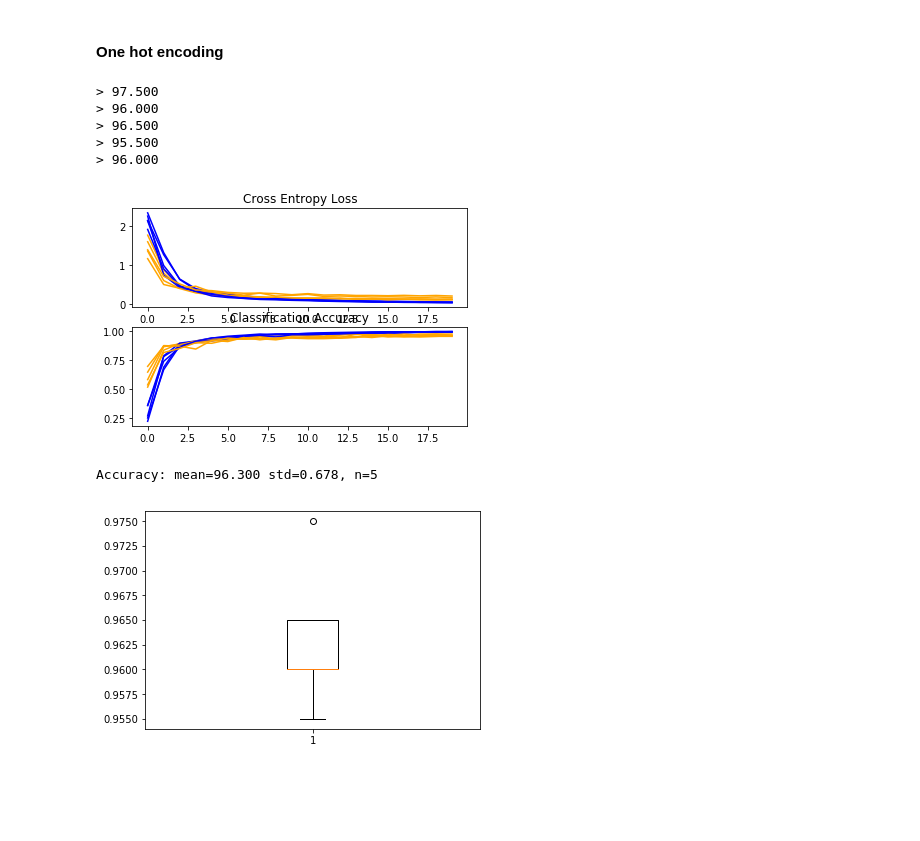
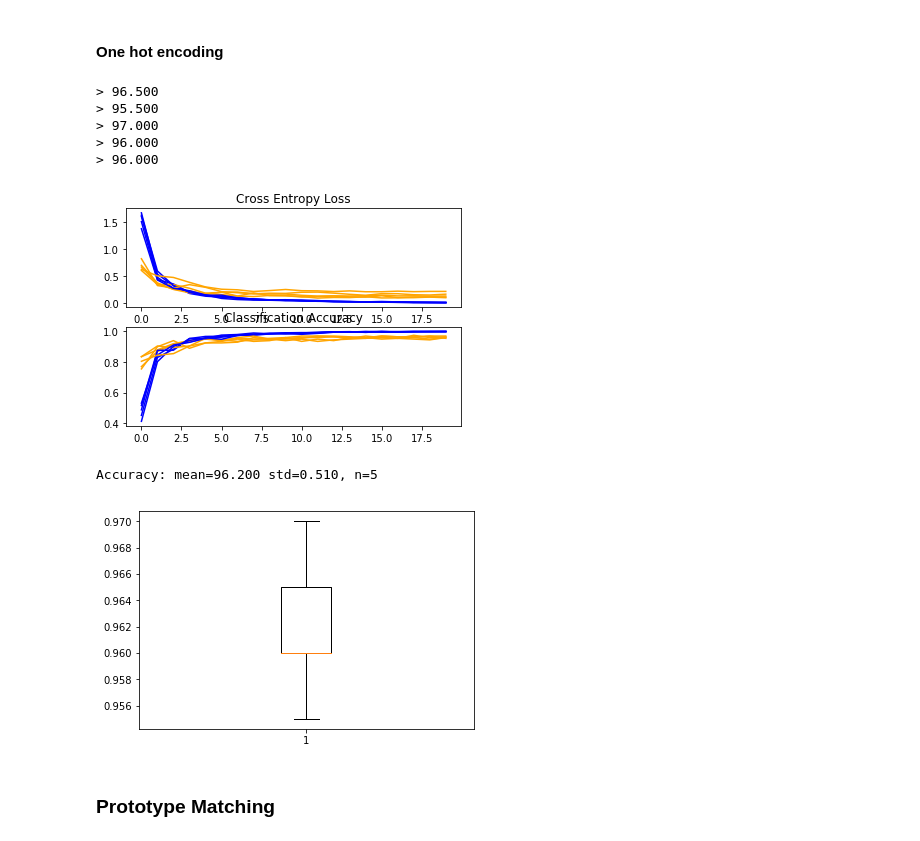
Before and after one commit to maxvij/DigitRecognitionML, a Jupyter notebook: ML.ipynb, the cells around one changed output. Saved outputs shown, nothing was run; the diff lists cells and outputs as text; code cells hidden in the pictures; blank space fills up the shorter version.

Commit message:
Add files via upload
including prototype matching and CNN

```diff
--- a/ML.ipynb
+++ b/ML.ipynb
@@ -66,7 +66,7 @@ def chunks(lst, n):
 digit = {}
 i = 0
 while i < 10:
-    n = i * 200
+    n = i * 200 + 100
     digit[i] = list(chunks(x[n], 15))
     i += 1
 #x0 = list(chunks(x[0], 15))
@@ -96,0 +99,23 @@ test_y = np.repeat(digits, 100, axis=0)
+# %%
+#print(sum(train_x[0]) / len(train_x[0]))
+
+zero = train_x[0:100]
+averages = []
+k = 0
+while k < 10:
+    start = k * 100
+    digit = train_x[start:start+100]
+    average = []
+    j = 0
+    while j < 240:
+        samedigit = []
+        i = 0
+        while i < 100:
+            samedigit.append(digit[i][j])
+            i += 1
+        average.append(sum(samedigit)/len(samedigit))
+        j += 1
+    averages.append(average)
+    k += 1
+
+print(averages[9])
@@ -96,0 +124,13 @@ test_y = np.repeat(digits, 100, axis=0)
+# %%
+digit = {}
+i = 0
+while i < 10:
+    digit[i] = list(chunks(averages[i], 15))
+    i += 1
+
+i = 0
+while i < 10:
+    plt.imshow(digit[i], cmap='gray', vmin=0, vmax=1)
+    plt.axis('off')
+    plt.show()
+    i += 1
@@ -257,7 +308,7 @@ def evaluate_model(dataX, dataY, n_folds=5):
         # select rows for train and test
         trainX, trainY, testX, testY = dataX[train_ix], dataY[train_ix], dataX[test_ix], dataY[test_ix]
         # fit model
-        history = model.fit(trainX, trainY, epochs=20, batch_size=100, validation_data=(testX, testY), verbose=0)
+        history = model.fit(trainX, trainY, epochs=20, batch_size=50, validation_data=(testX, testY), verbose=0)
         # evaluate model
         _, acc = model.evaluate(testX, testY, verbose=0)
         print('> %.3f' % (acc * 100.0))
@@ -281,35 +332,37 @@ def summarize_diagnostics(histories):
         pyplot.plot(histories[i].history['val_accuracy'], color='orange', label='test')
     pyplot.show()
 
 # summarize model performance
 def summarize_performance(scores):
     # print summary
     print('Accuracy: mean=%.3f std=%.3f, n=%d' % (mean(scores)*100, std(scores)*100, len(scores)))
     # box and whisker plots of results
     pyplot.boxplot(scores)
     pyplot.show()
 
 # run the test harness for evaluating a model
 def run_test_harness():
     # load dataset
     trainX, trainY, testX, testY = load_dataset()
     # prepare pixel data
     trainX, testX = prep_pixels(trainX, testX)
     # evaluate model
     scores, histories = evaluate_model(trainX, trainY)
     # learning curves
     summarize_diagnostics(histories)
     # summarize estimated performance
     summarize_performance(scores)
 
 # entry point, run the test harness
 run_test_harness()
 # %% [output]
-> 97.500
-> 96.000
 > 96.500
 > 95.500
+> 97.000
 > 96.000
+> 96.000
-[figure, old version]
+[figure, new version]
-Accuracy: mean=96.300 std=0.678, n=5
+Accuracy: mean=96.200 std=0.510, n=5
-[figure, old version]
+[figure, new version]
+# %% [markdown]
+### Prototype Matching
```
Also changed, not shown: parts of 4 cells of this notebook.
